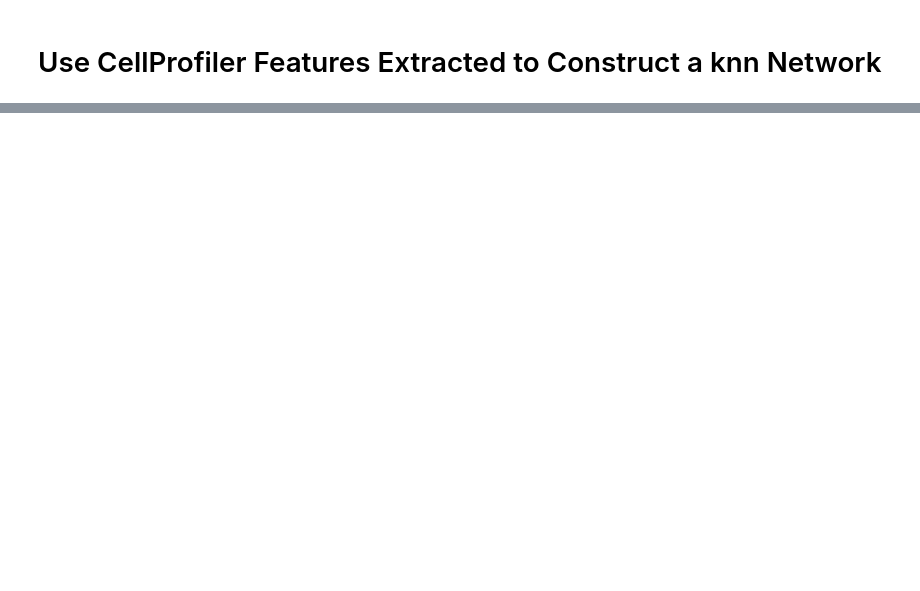
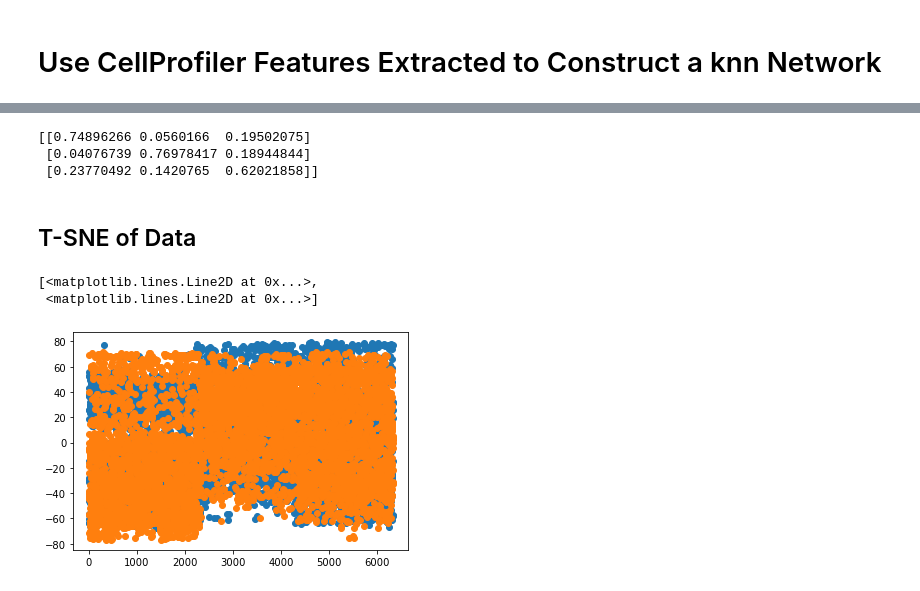
Before and after one commit to alec-x/MacrophageVision, a Jupyter notebook: cellprofiler_analysis/knn_cellprofiler.ipynb, the cells around one changed output, grey strips where cells are left out. Saved outputs shown, nothing was run; the diff lists cells and outputs as text; code cells hidden in the pictures; blank space fills up the shorter version.

```diff
--- a/cellprofiler_analysis/knn_cellprofiler.ipynb
+++ b/cellprofiler_analysis/knn_cellprofiler.ipynb
@@ -15,4 +5,17 @@ labels = [phenotype[label] for label in labels]
 # %%
+import pandas as pd
+import numpy as np
+
+raw_data = pd.read_csv(r"..\data\processed\cellprofiler_data.csv")
+data = raw_data.drop(["Phenotype", "ImageNumber"], axis=1)
+labels = raw_data["Phenotype"]
+data = data.to_numpy()
+labels = labels.to_numpy()
+phenotype = {"alveolar": 0,
+             "marrow": 1,
+             "monocyte": 2}
+labels = [phenotype[label] for label in labels]
+
 from random import shuffle
 train_index = [[] for _ in range(len(phenotype))]
 test_index = [[] for _ in range(len(phenotype))]
@@ -31,12 +34,12 @@ tmp = []
 [tmp.extend(inds) for inds in train_index]
 train_index = tmp
 
-train_samples = [data[ind] for ind in train_index]
-train_labels = [labels[ind] for ind in train_index]
+train_samples = np.stack([data[ind] for ind in train_index])
+train_labels = np.stack([labels[ind] for ind in train_index])
 
 tmp = []
 [tmp.extend(inds) for inds in test_index]
 test_index = tmp
 
-test_samples = [data[ind] for ind in test_index]
-test_labels = [labels[ind] for ind in test_index]
+test_samples = np.stack([data[ind] for ind in test_index])
+test_labels = np.stack([labels[ind] for ind in test_index])
@@ -57,0 +184,33 @@ print(f"accuracy of knn: {accuracy:>0.2%}")
+# %%
+
+confusion_matrix = np.zeros((num_classes, num_classes))
+
+for t, p in zip(out, test_labels):
+    confusion_matrix[int(t), int(p)] += 1
+
+matrix = np.array(confusion_matrix)
+matrix = np.array([i/sum(i) for i in matrix])
+
+test_accuracy = 0
+for i in range(num_classes):
+    test_accuracy += confusion_matrix[i,i]
+test_accuracy = test_accuracy / sum(confusion_matrix.flatten())
+
+print(matrix)
+# %% [output]
+[[0.74896266 0.0560166  0.19502075]
+ [0.04076739 0.76978417 0.18944844]
+ [0.23770492 0.1420765  0.62021858]]
+# %% [markdown]
+## T-SNE of Data
+# %%
+from sklearn.manifold import TSNE
+
+embedded = TSNE(n_components=2).fit_transform(data)
+# %%
+
+plt.plot(embedded, 'o')
+# %% [output]
+[<matplotlib.lines.Line2D at 0x...>,
+ <matplotlib.lines.Line2D at 0x...>]
+[figure, added]
```
Also changed, not shown: parts of 10 cells of this notebook.
